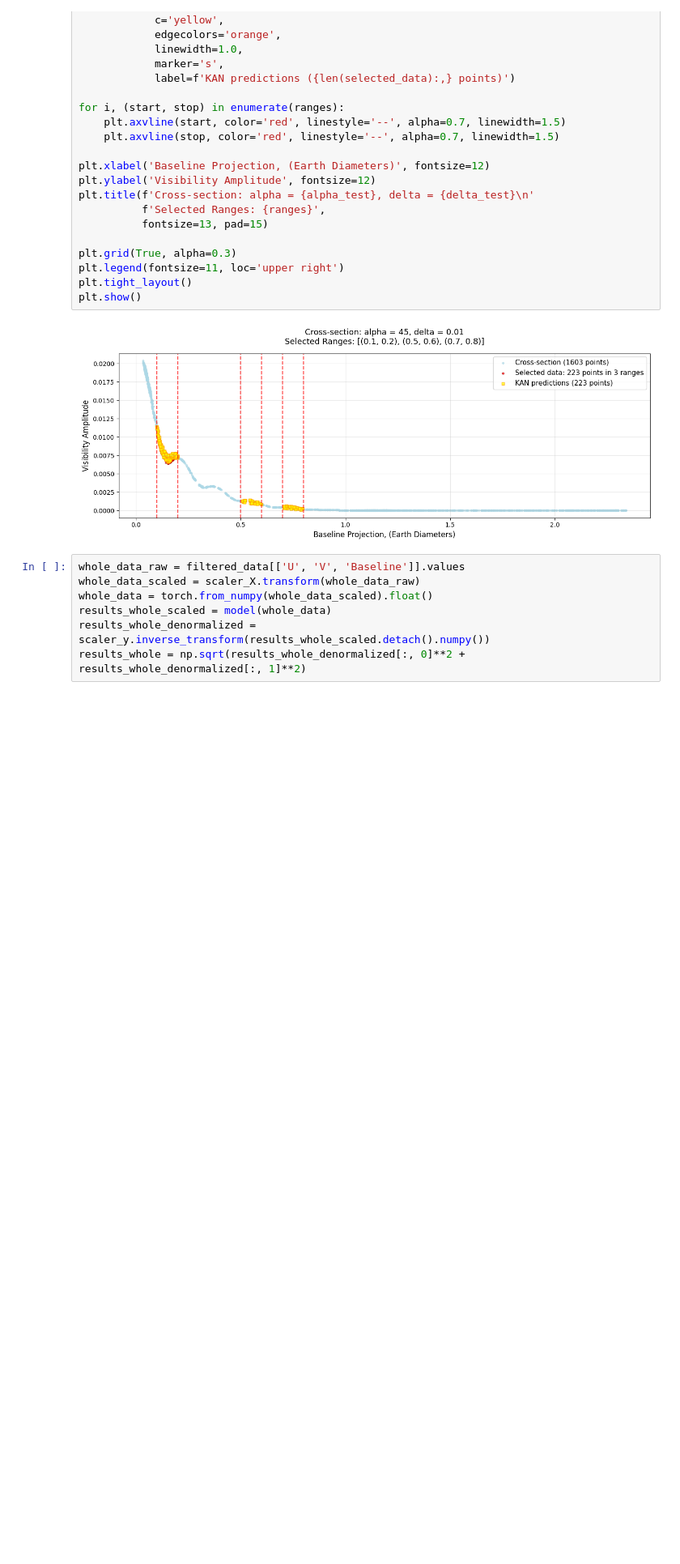
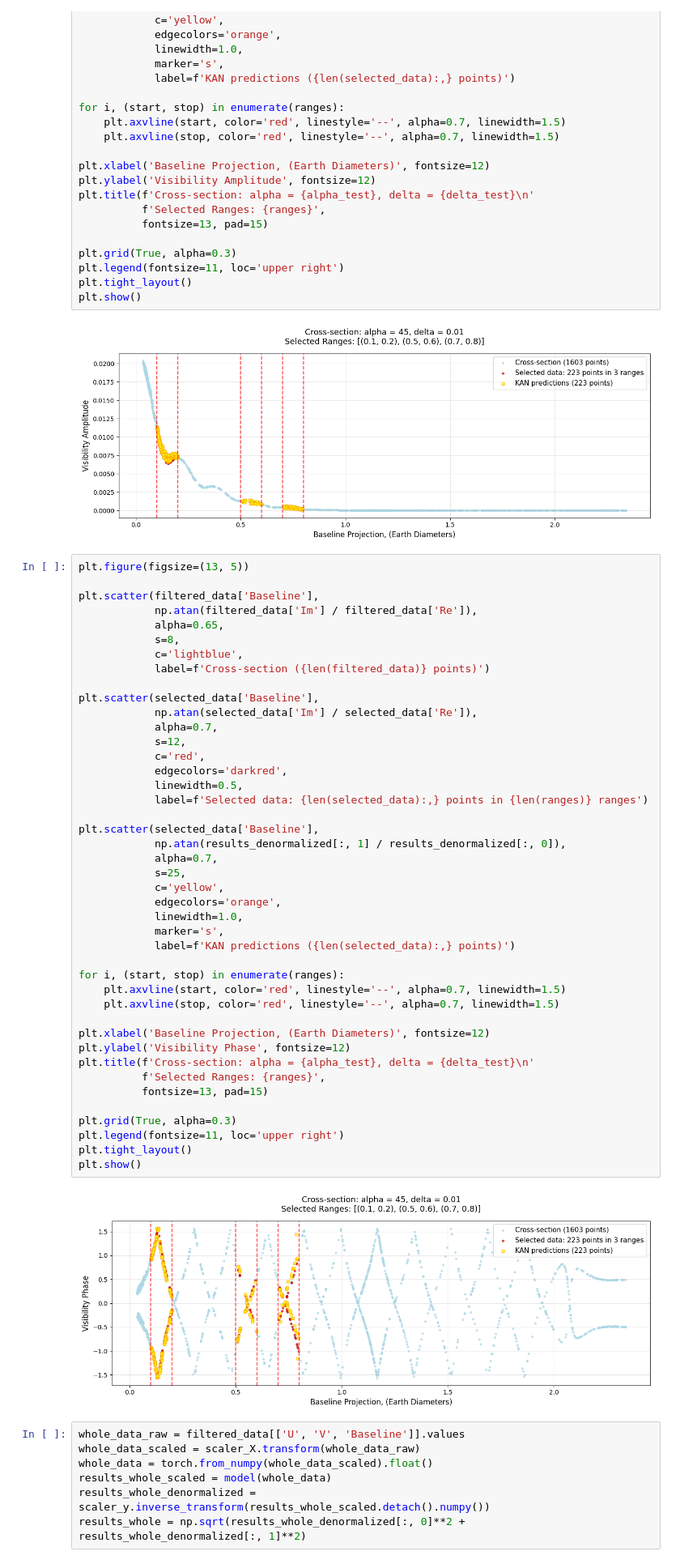
Before and after one commit to Torward1024/pyKAN_VLBI_1D, a Jupyter notebook: notebook_1D_U_V.ipynb, the cells around one changed output. Shown at 81% size. Drawn from its saved outputs; the diff is of its cells as text; blank space fills up the shorter version.

Commit message:
04.12.2025 -- added visibility phase plotting.

```diff
--- a/notebook_1D_U_V.ipynb
+++ b/notebook_1D_U_V.ipynb
@@ -363,6 +363,51 @@ plt.tight_layout()
 plt.show()
 # %% [output]
 [figure]
+# %%
+plt.figure(figsize=(13, 5))
+
+plt.scatter(filtered_data['Baseline'],
+            np.atan(filtered_data['Im'] / filtered_data['Re']),
+            alpha=0.65,
+            s=8,
+            c='lightblue',
+            label=f'Cross-section ({len(filtered_data)} points)')
+
+plt.scatter(selected_data['Baseline'],
+            np.atan(selected_data['Im'] / selected_data['Re']),
+            alpha=0.7,
+            s=12,
+            c='red',
+            edgecolors='darkred',
+            linewidth=0.5,
+            label=f'Selected data: {len(selected_data):,} points in {len(ranges)} ranges')
+
+plt.scatter(selected_data['Baseline'],
+            np.atan(results_denormalized[:, 1] / results_denormalized[:, 0]),
+            alpha=0.7,
+            s=25,
+            c='yellow',
+            edgecolors='orange',
+            linewidth=1.0,
+            marker='s',
+            label=f'KAN predictions ({len(selected_data):,} points)')
+
+for i, (start, stop) in enumerate(ranges):
+    plt.axvline(start, color='red', linestyle='--', alpha=0.7, linewidth=1.5)
+    plt.axvline(stop, color='red', linestyle='--', alpha=0.7, linewidth=1.5)
+
+plt.xlabel('Baseline Projection, (Earth Diameters)', fontsize=12)
+plt.ylabel('Visibility Phase', fontsize=12)
+plt.title(f'Cross-section: alpha = {alpha_test}, delta = {delta_test}\n'
+          f'Selected Ranges: {ranges}',
+          fontsize=13, pad=15)
+
+plt.grid(True, alpha=0.3)
+plt.legend(fontsize=11, loc='upper right')
+plt.tight_layout()
+plt.show()
+# %% [output]
+[figure, added]
 # %%
 whole_data_raw = filtered_data[['U', 'V', 'Baseline']].values
 whole_data_scaled = scaler_X.transform(whole_data_raw)
```
Also changed, not shown: parts of 2 cells of this notebook.
